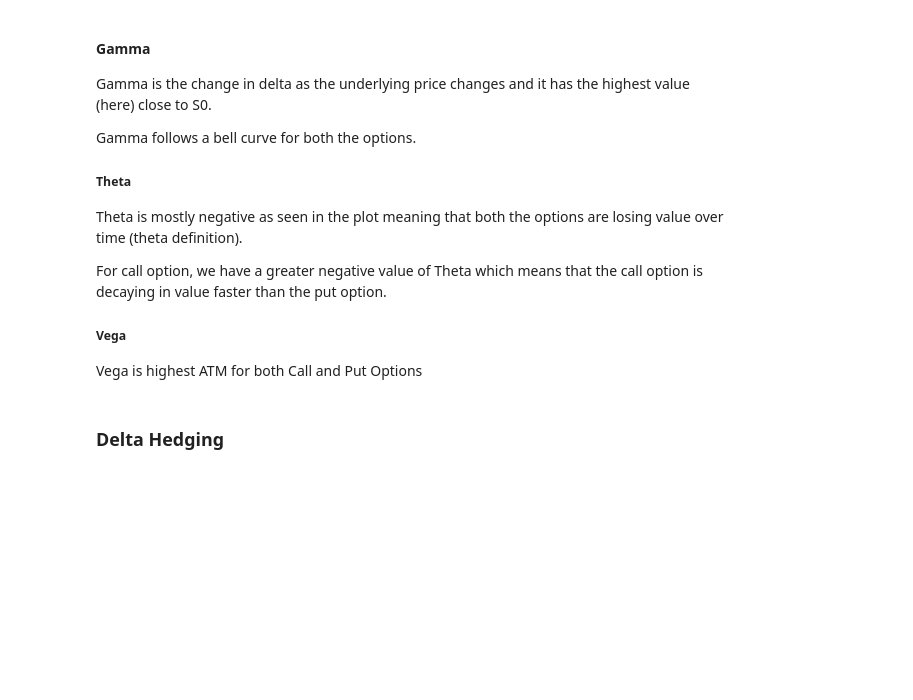
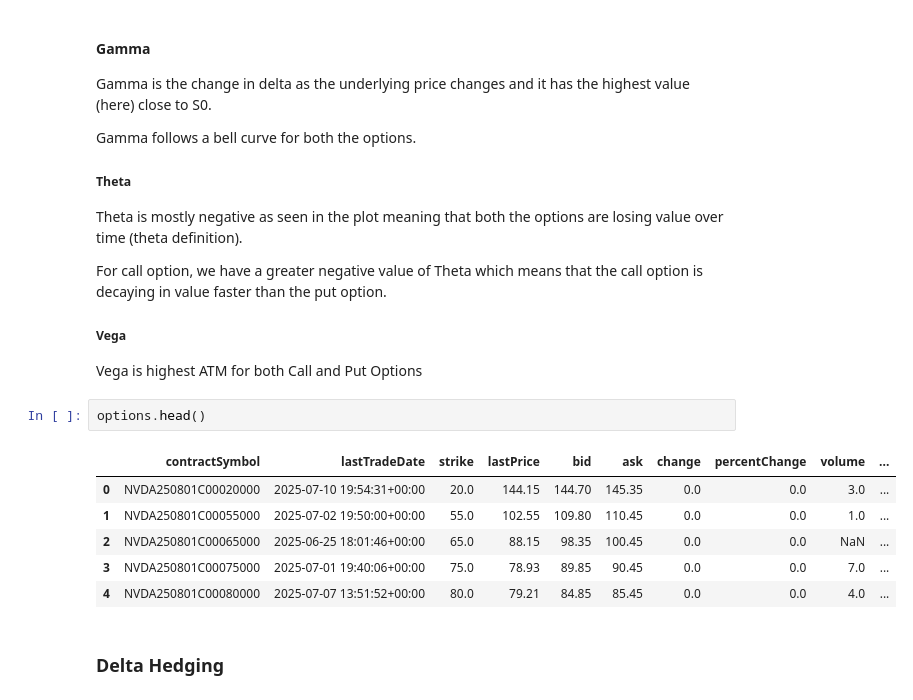
Before and after one commit to AayushKhandekar/Mini-Projects, a Jupyter notebook: Pricing and Risk Analysis of Equity Options Using the Black-Scholes Model and Option Greeks/main.ipynb, the cells around one changed output. Drawn from its saved outputs; the diff is of its cells as text; blank space fills up the shorter version.

Commit message:
Pricing and Risk Analysis of Equity Options Using BSM and Option Greeks - updated delta hedging strategy

```diff
--- a/Pricing and Risk Analysis of Equity Options Using the Black-Scholes Model and Option Greeks/main.ipynb
+++ b/Pricing and Risk Analysis of Equity Options Using the Black-Scholes Model and Option Greeks/main.ipynb
@@ -245,5 +252,14 @@ For call option, we have a greater negative value of Theta which means that the
 ##### Vega
 
 Vega is highest ATM for both Call and Put Options
+# %%
+options.head()
+# %% [output]
+|  | contractSymbol | lastTradeDate | strike | lastPrice | bid | ask | change | percentChange | volume | ... |
+| 0 | NVDA250801C00020000 | 2025-07-10 19:54:31+00:00 | 20.0 | 144.15 | 144.70 | 145.35 | 0.0 | 0.0 | 3.0 | ... |
+| 1 | NVDA250801C00055000 | 2025-07-02 19:50:00+00:00 | 55.0 | 102.55 | 109.80 | 110.45 | 0.0 | 0.0 | 1.0 | ... |
+| 2 | NVDA250801C00065000 | 2025-06-25 18:01:46+00:00 | 65.0 | 88.15 | 98.35 | 100.45 | 0.0 | 0.0 | NaN | ... |
+| 3 | NVDA250801C00075000 | 2025-07-01 19:40:06+00:00 | 75.0 | 78.93 | 89.85 | 90.45 | 0.0 | 0.0 | 7.0 | ... |
+| 4 | NVDA250801C00080000 | 2025-07-07 13:51:52+00:00 | 80.0 | 79.21 | 84.85 | 85.45 | 0.0 | 0.0 | 4.0 | ... |
 # %% [markdown]
 ### Delta Hedging
```
Also changed, not shown: parts of 9 cells of this notebook.
